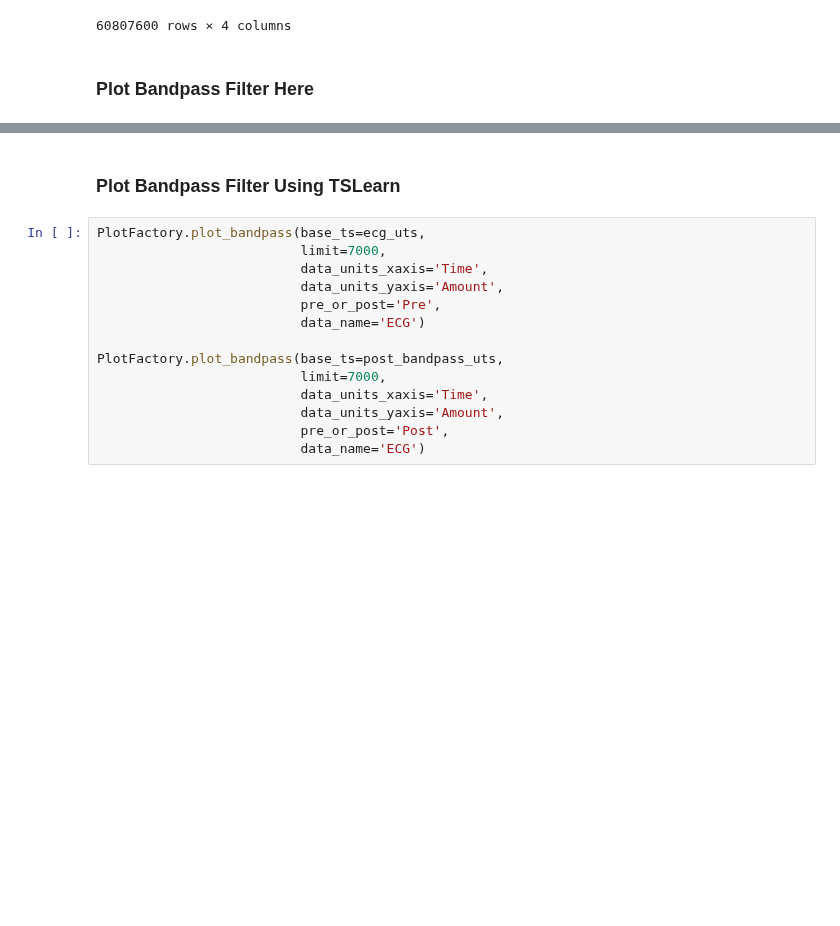
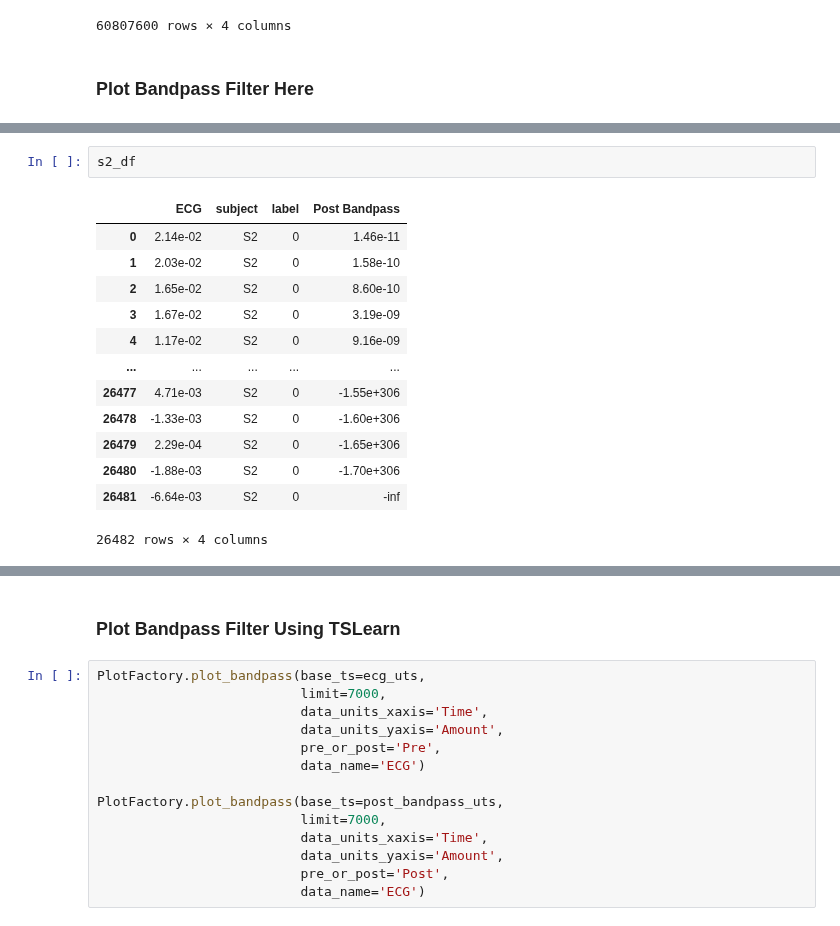
Before and after one commit to invisible-illness-project/lamina, a Jupyter notebook: notebook_experiments/ecg.ipynb, the cells around one changed output, grey strips where cells are left out. Saved outputs shown, nothing was run; the diff lists cells and outputs as text; blank space fills up the shorter version.

```diff
--- a/notebook_experiments/ecg.ipynb
+++ b/notebook_experiments/ecg.ipynb
@@ -214,3 +231,19 @@ ValueError: Boolean array expected for the condition, not object
+# %%
+s2_df
+# %% [output]
+|  | ECG | subject | label | Post Bandpass |
+| 0 | 2.14e-02 | S2 | 0 | 1.46e-11 |
+| 1 | 2.03e-02 | S2 | 0 | 1.58e-10 |
+| 2 | 1.65e-02 | S2 | 0 | 8.60e-10 |
+| 3 | 1.67e-02 | S2 | 0 | 3.19e-09 |
+| 4 | 1.17e-02 | S2 | 0 | 9.16e-09 |
+| ... | ... | ... | ... | ... |
+| 26477 | 4.71e-03 | S2 | 0 | -1.55e+306 |
+| 26478 | -1.33e-03 | S2 | 0 | -1.60e+306 |
+| 26479 | 2.29e-04 | S2 | 0 | -1.65e+306 |
+| 26480 | -1.88e-03 | S2 | 0 | -1.70e+306 |
+| 26481 | -6.64e-03 | S2 | 0 | -inf |
+26482 rows × 4 columns
 # %%
 import matplotlib.pyplot as plt
 
```
Also changed, not shown: parts of 2 cells of this notebook.
